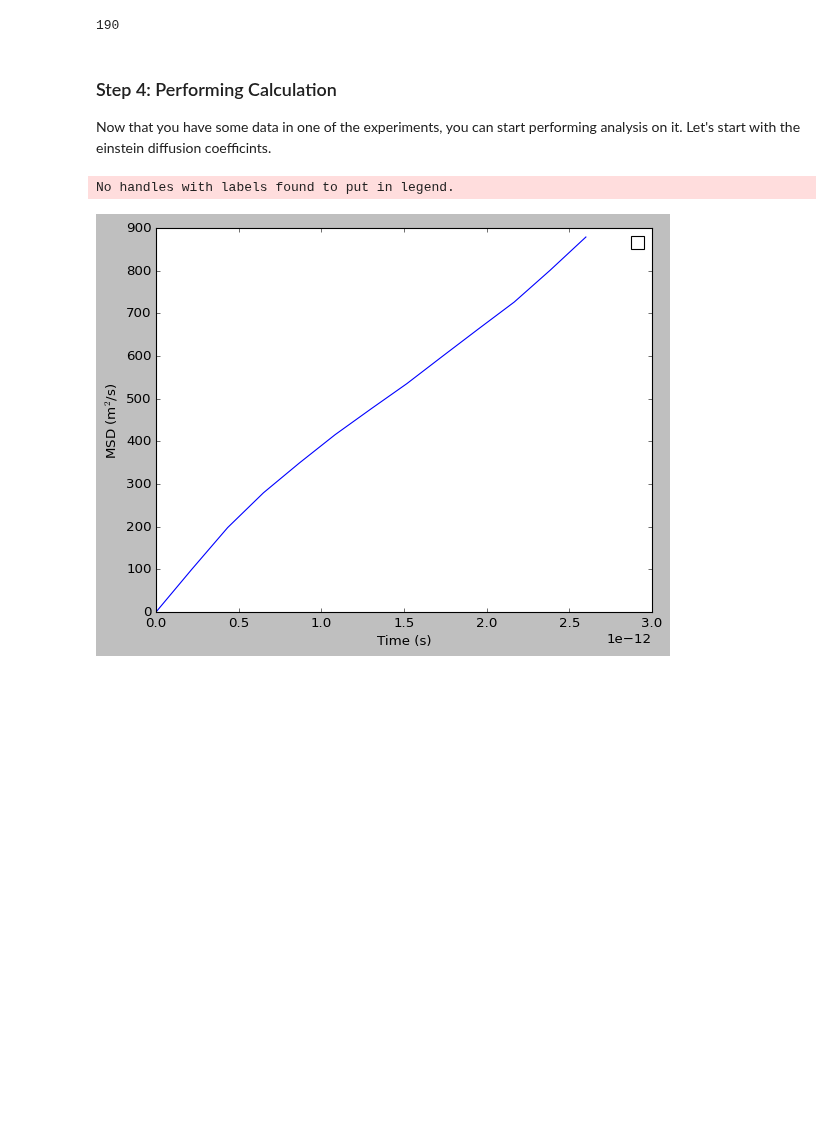
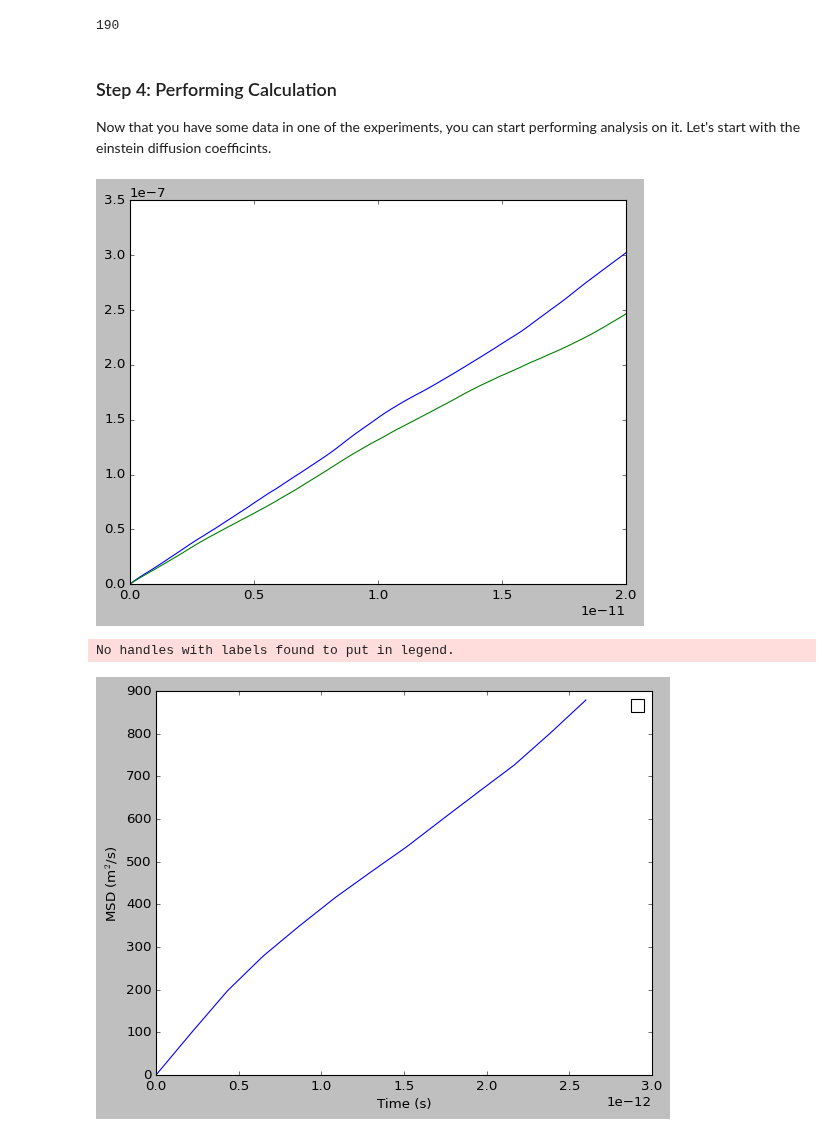
Before and after one commit to zincware/MDSuite, a Jupyter notebook: tutorials/walkthrough_notebooks/MDSuite_Binary_Salt_Walkthrough.ipynb, the cells around one changed output. Drawn from its saved outputs; the diff is of its cells as text; code cells hidden in the pictures; blank space fills up the shorter version.

```diff
--- a/tutorials/walkthrough_notebooks/MDSuite_Binary_Salt_Walkthrough.ipynb
+++ b/tutorials/walkthrough_notebooks/MDSuite_Binary_Salt_Walkthrough.ipynb
@@ -116,7 +116,9 @@ NaCl_1400K.species['Cl']['charge'] = [-1]
 # %%
 #NaCl_1400K.run_computation.NernstEinsteinIonicConductivity(corrected=True)
 # %%
-#NaCl_1400K.run_computation.EinsteinDiffusionCoefficients(plot=True, data_range=100)
+NaCl_1400K.run_computation.EinsteinDiffusionCoefficients(plot=True, data_range=100)
+# %% [output]
+[figure, added]
 # %%
 NaCl_1400K.run_computation.EinsteinHelfandIonicConductivity(plot=True, data_range=13)
 # %% [output]
```
Also changed, not shown: parts of 1 cell of this notebook, 27 other files.
